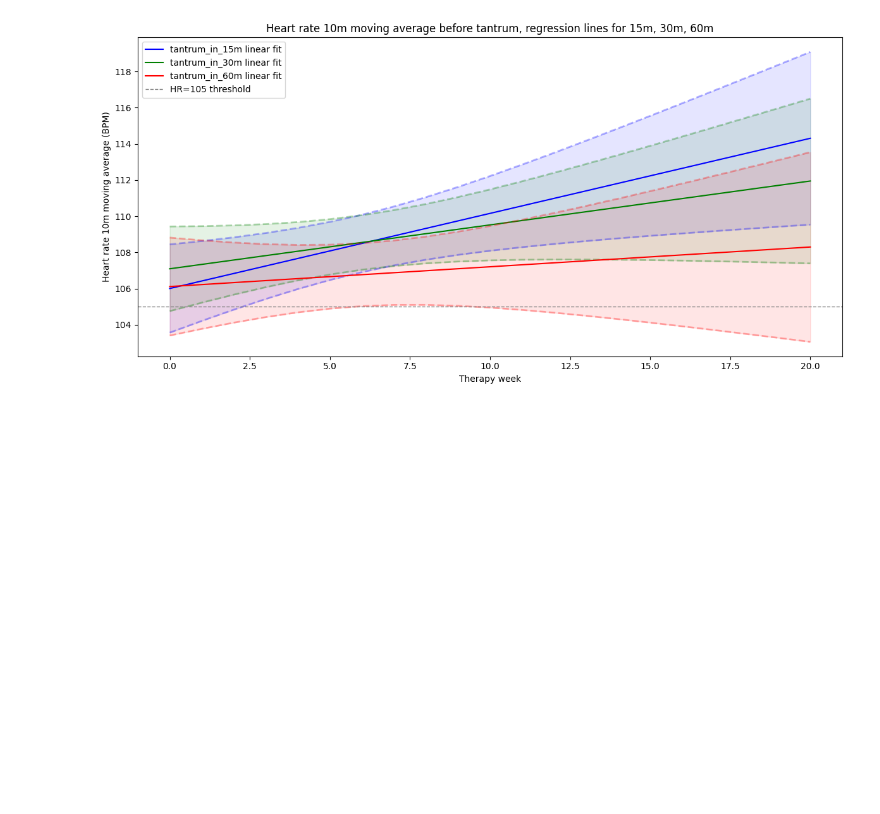
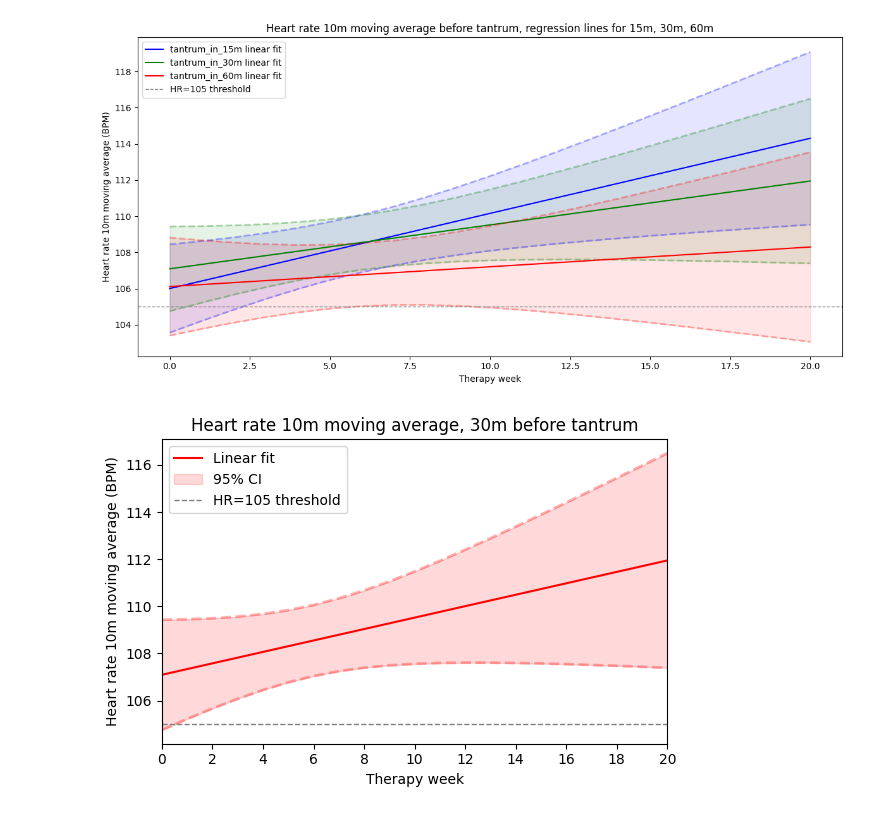
Before and after one commit to lab-heal/pistachio, a Jupyter notebook: explore_feature_dist.ipynb, the cells around one changed output. Drawn from its saved outputs; the diff is of its cells as text; code cells hidden in the pictures; blank space fills up the shorter version.

```diff
--- a/explore_feature_dist.ipynb
+++ b/explore_feature_dist.ipynb
@@ -120,3 +120,50 @@ plt.tight_layout()
 plt.show()
 # %% [output]
 [figure]
+# %%
+plt.figure(figsize=(6, 4))
+labels = ["tantrum_in_30m"]
+colors = ["red"]
+
+for label, color in zip(labels, colors):
+    cases = df_all[df_all[label]]
+    cases_clean = cases.dropna(subset=["therapy_week", feature]).sort_values(
+        "therapy_week"
+    )
+    x = cases_clean["therapy_week"].values
+    y = cases_clean[feature].values
+    if len(x) < 2:
+        continue
+
+    slope, intercept = np.polyfit(x, y, 1)
+    y_pred = slope * x + intercept
+    n = len(x)
+    y_err = y - y_pred
+    s_err = np.sqrt(np.sum(y_err**2) / (n - 2))
+    t_val = stats.t.ppf(0.975, n - 2)
+    ci = (
+        t_val
+        * s_err
+        * np.sqrt(1 / n + (x - np.mean(x)) ** 2 / np.sum((x - np.mean(x)) ** 2))
+    )
+
+    plt.plot(x, y_pred, color=color, label="Linear fit")
+    plt.fill_between(
+        x, y_pred - ci, y_pred + ci, color=color, alpha=0.15, label="95% CI"
+    )
+    plt.plot(x, y_pred - ci, color=color, linestyle="--", linewidth=2, alpha=0.3)
+    plt.plot(x, y_pred + ci, color=color, linestyle="--", linewidth=2, alpha=0.3)
+
+plt.xlabel("Therapy week")
+plt.ylabel("Heart rate 10m moving average (BPM)")
+plt.axhline(105, color="gray", linestyle="--", linewidth=1, label="HR=105 threshold")
+xmin = 0
+xmax = 20
+plt.xticks(np.arange(np.floor(xmin), np.ceil(xmax) + 1, 2))
+plt.xlim(xmin, xmax)
+plt.title("Heart rate 10m moving average, 30m before tantrum")
+plt.legend()
+plt.tight_layout()
+plt.show()
+# %% [output]
+[figure, added]
```
Also changed, not shown: 4 other files.
